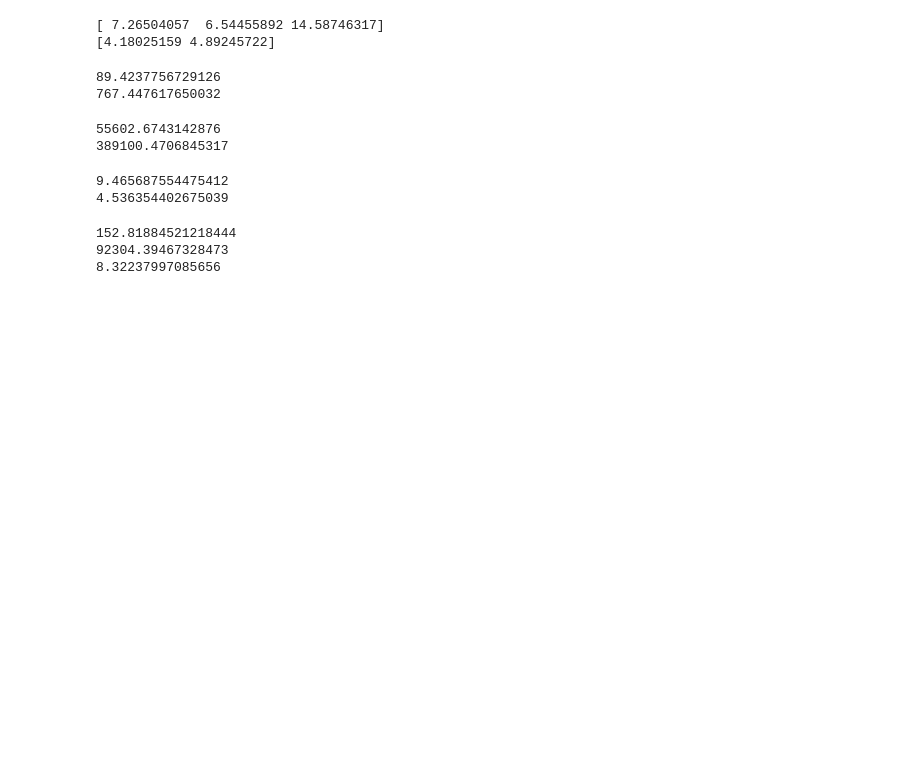
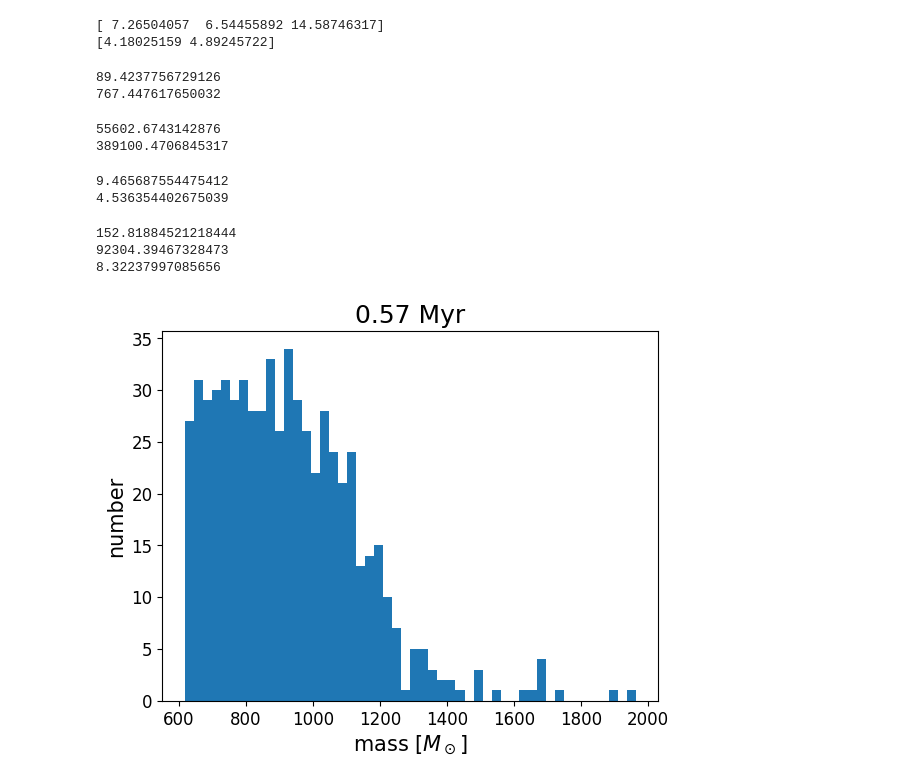
Before and after one commit to kotora260/StarGen, a Jupyter notebook: dendro2D_400.ipynb, the cells around one changed output. Drawn from its saved outputs; the diff is of its cells as text; code cells hidden in the pictures; blank space fills up the shorter version.

```diff
--- a/dendro2D_400.ipynb
+++ b/dendro2D_400.ipynb
@@ -528,3 +528,25 @@ print(inner_vir_ave)
 152.81884521218444
 92304.39467328473
 8.32237997085656
+# %%
+# トランクのインデックスを取得します。通常、トランクは最初のインデックス（0）になりますが、
+# dendrogramの構造によって異なる場合があるため、確認が必要です。
+trunk_index = 0  # トランクのインデックスを設定
+
+# トランクのマスクを取得します。
+trunk_structure = dendro_400[trunk_index]
+trunk_mask = trunk_structure.get_mask()
+
+# 積分強度マップからトランクに含まれるピクセルの強度値を抽出します。
+trunk_intensities = int_map_400[trunk_mask] / 0.65
+
+# 強度値のヒストグラムを作成します。
+plt.figure()
+plt.hist(trunk_intensities.flatten(), bins=50)  # binsはヒストグラムのビンの数を指定します。
+plt.title('0.57 Myr')
+plt.xlabel('mass [$M_\odot$]')
+plt.ylabel('number')
+plt.tick_params(labelsize=12)
+plt.savefig('trunk_int_400', bbox_inches='tight')
+# %% [output]
+[figure, added]
```
Also changed, not shown: parts of 8 cells of this notebook, 7 other files.
